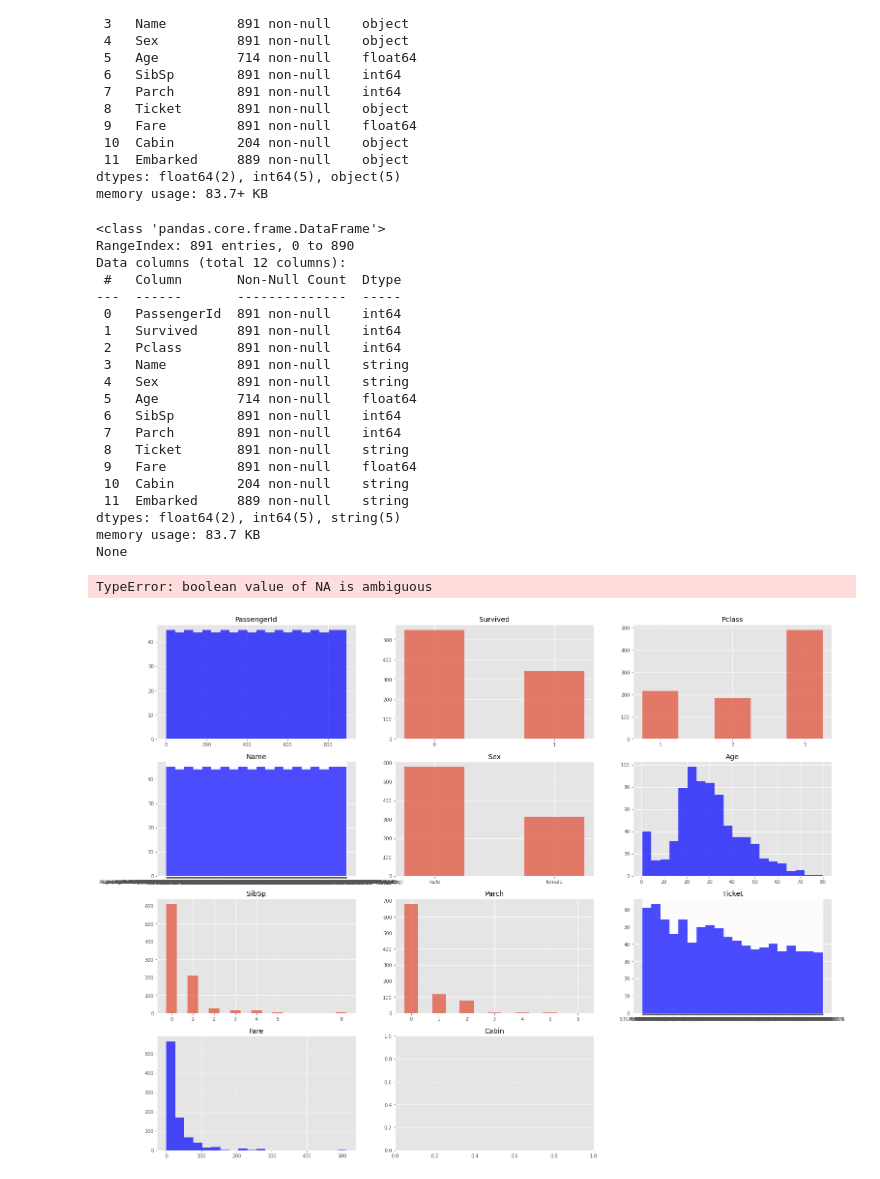
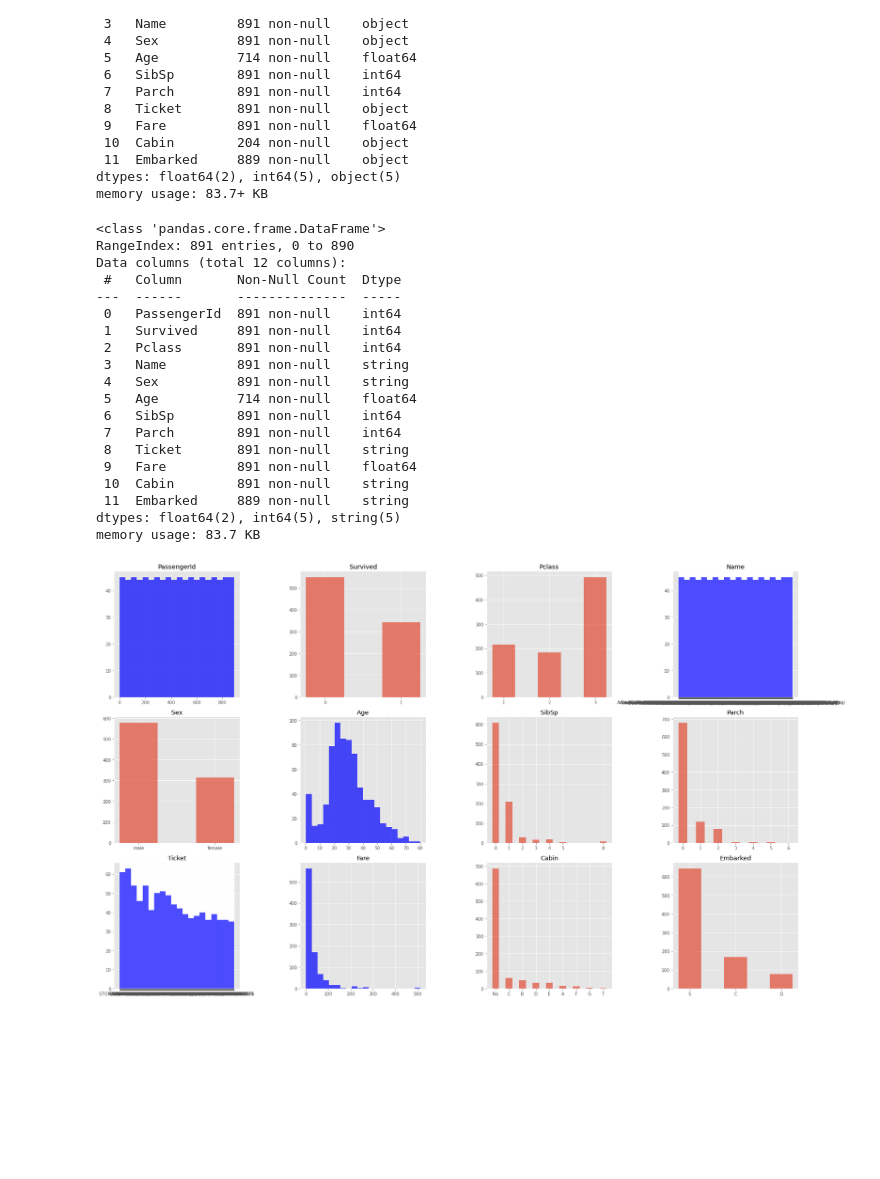
Before and after one commit to ozingmw/Hands-On_ML_Repo, a Jupyter notebook: titanic_up.ipynb, the cells around one changed output. Drawn from its saved outputs; the diff is of its cells as text; code cells hidden in the pictures; blank space fills up the shorter version.

```diff
--- a/titanic_up.ipynb
+++ b/titanic_up.ipynb
@@ -39,47 +41,48 @@ Data columns (total 12 columns):
  11  Embarked     889 non-null    object
 dtypes: float64(2), int64(5), object(5)
 memory usage: 83.7+ KB
+# %%
+train_data["Cabin"] = train_data["Cabin"].str[:1]
+train_data["Cabin"].fillna("Na", inplace=True)
+
+object_cols = train_data.columns[train_data.dtypes == object]
+train_data[object_cols] = train_data[object_cols].astype("string")
+train_data.info()
+# %% [output]
+<class 'pandas.core.frame.DataFrame'>
+RangeIndex: 891 entries, 0 to 890
+Data columns (total 12 columns):
+ #   Column       Non-Null Count  Dtype
+---  ------       --------------  -----
+ 0   PassengerId  891 non-null    int64
+ 1   Survived     891 non-null    int64
+ 2   Pclass       891 non-null    int64
+ 3   Name         891 non-null    string
+ 4   Sex          891 non-null    string
+ 5   Age          714 non-null    float64
+ 6   SibSp        891 non-null    int64
+ 7   Parch        891 non-null    int64
+ 8   Ticket       891 non-null    string
+ 9   Fare         891 non-null    float64
+ 10  Cabin        891 non-null    string
+ 11  Embarked     889 non-null    string
+dtypes: float64(2), int64(5), string(5)
+memory usage: 83.7 KB
 # %%
 plt.style.use("ggplot")
-plt.figure(figsize=(25,20))
-
-object_cols = train_data.columns[train_data.dtypes == object]
-train_data[object_cols] = train_data[object_cols].astype("string")
-
-print(train_data.info())
+plt.figure(figsize=(24,20))
 
 cols = train_data.columns
 for i in range(len(cols)):
-    plt.subplot(4, 3, i+1)
+    plt.subplot(4, 4, i+1)
     plt.title(cols[i])
     if len(train_data[cols[i]].unique()) > 20:
         plt.hist(train_data[cols[i]], bins=20, color="b", alpha=0.7)
     else:
         temp = train_data[cols[i]].value_counts()
         plt.bar(temp.keys(), temp.values, width=0.5, alpha=0.7)
         plt.xticks(temp.keys())
 plt.tight_layout(rect=[0, 0.03, 1, 0.95])
 plt.show()
 # %% [output]
-<class 'pandas.core.frame.DataFrame'>
-RangeIndex: 891 entries, 0 to 890
-Data columns (total 12 columns):
- #   Column       Non-Null Count  Dtype
----  ------       --------------  -----
- 0   PassengerId  891 non-null    int64
- 1   Survived     891 non-null    int64
- 2   Pclass       891 non-null    int64
- 3   Name         891 non-null    string
- 4   Sex          891 non-null    string
- 5   Age          714 non-null    float64
- 6   SibSp        891 non-null    int64
- 7   Parch        891 non-null    int64
- 8   Ticket       891 non-null    string
- 9   Fare         891 non-null    float64
- 10  Cabin        204 non-null    string
- 11  Embarked     889 non-null    string
-dtypes: float64(2), int64(5), string(5)
-memory usage: 83.7 KB
-None
-TypeError: boolean value of NA is ambiguous
-[figure, old version]
+[figure, new version]
```
Also changed, not shown: parts of 8 cells of this notebook.
